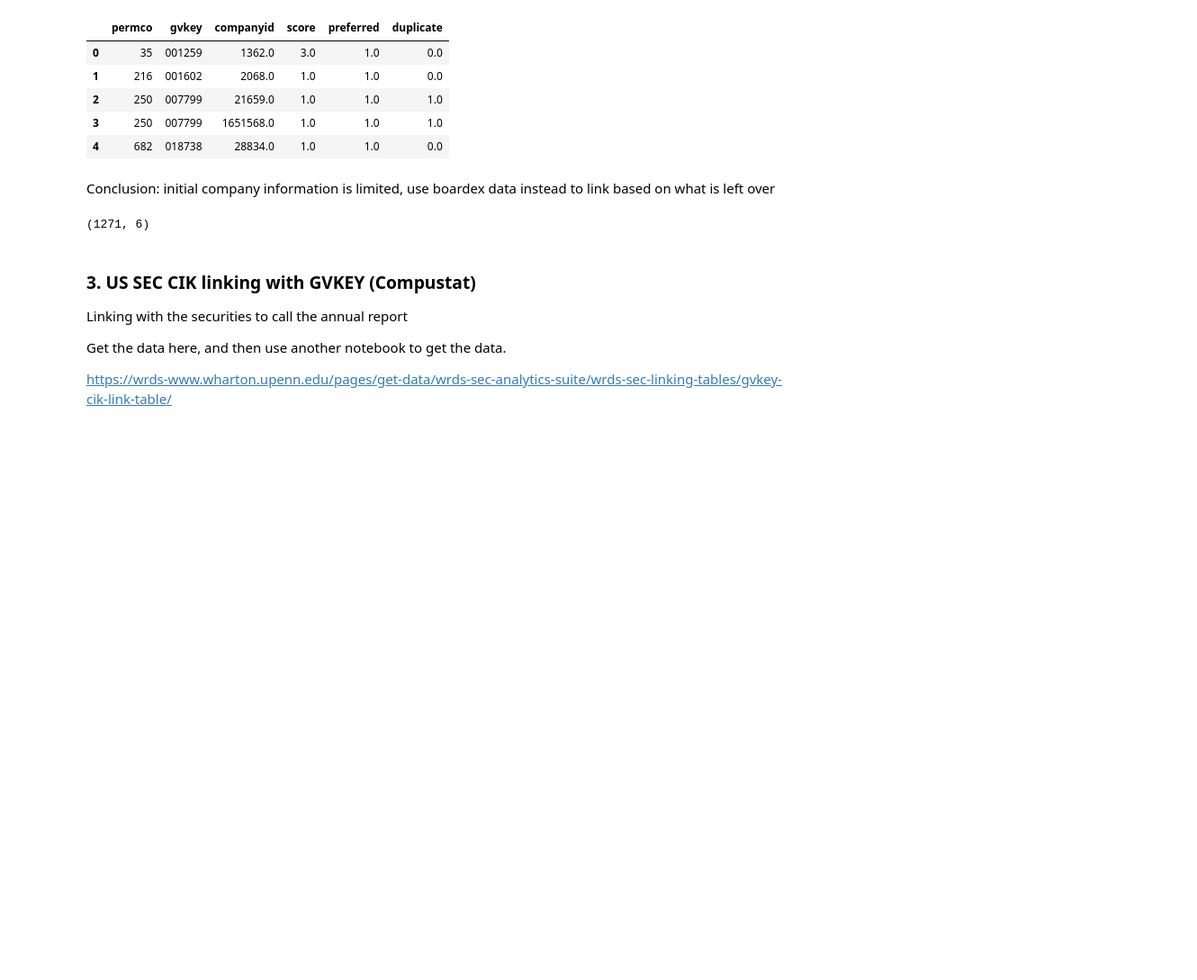
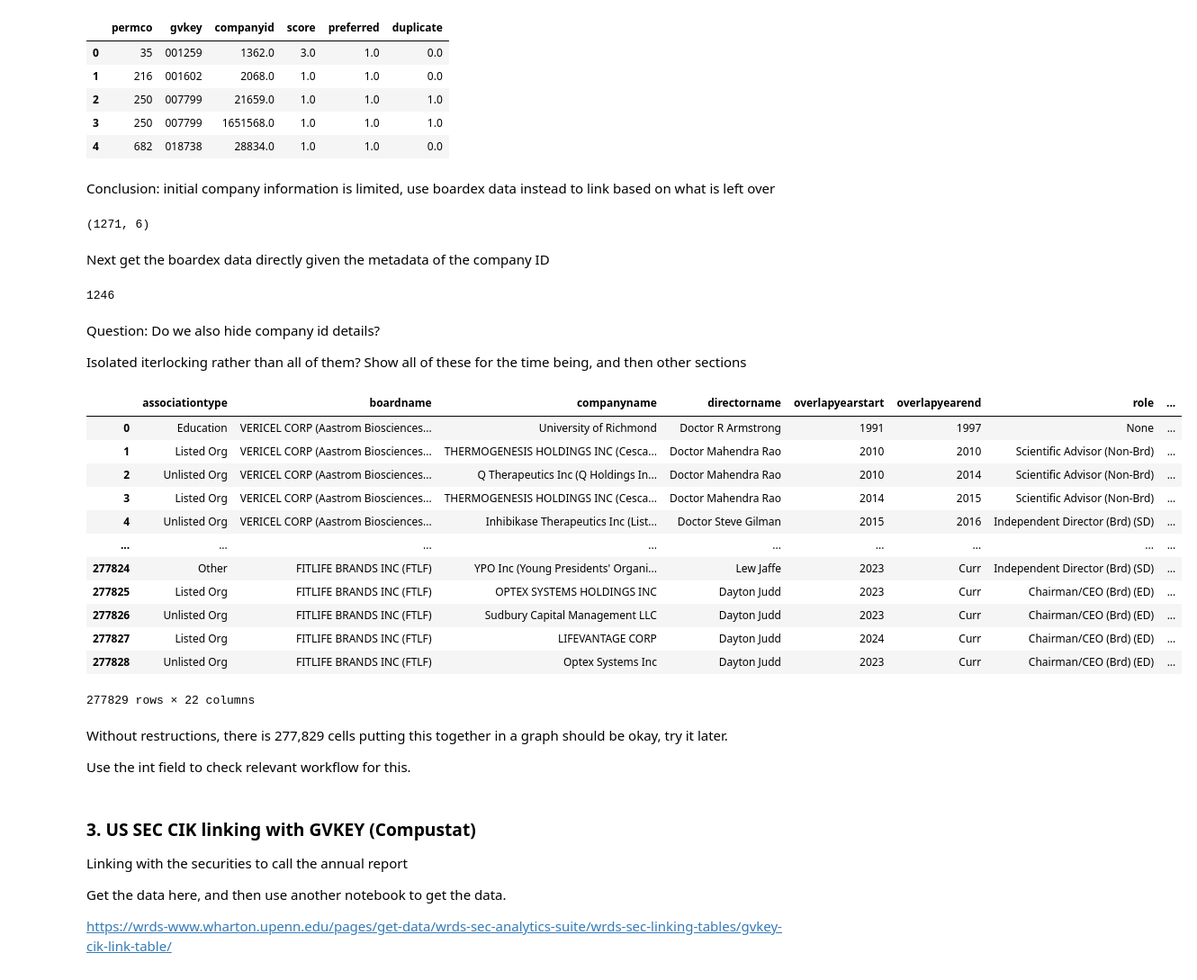
Before and after one commit to PeterHuGC/Imperial_Dissertation_Research, a Jupyter notebook: 2.Initial_Graph_Building/4.WRDS_data_mapping.ipynb, the cells around one changed output. Shown at 90% size. Drawn from its saved outputs; the diff is of its cells as text; code cells hidden in the pictures; blank space fills up the shorter version.

Commit message:
Got the full boardex data details

```diff
--- a/2.Initial_Graph_Building/4.WRDS_data_mapping.ipynb
+++ b/2.Initial_Graph_Building/4.WRDS_data_mapping.ipynb
@@ -335,7 +335,7 @@ conn.raw_sql(f"""
 |  | count |
 | 0 | 1271 |
 # %%
-boardex_us_data_df =  conn.raw_sql(f"""
+boardex_us_metadata_df =  conn.raw_sql(f"""
             select *
             from wrdsapps_link_crsp_comp_bdx.bdxcrspcomplink bl
             where bl.gvkey in {concatenate_to_literal(us_gvkey)};
@@ -358,2 +358,42 @@ boardex_us_data_df.shape
 # %% [output]
 (1271, 6)
+# %% [markdown]
+Next get the boardex data directly given the metadata of the company ID
+# %%
+us_company_id_boardex = boardex_us_metadata_df["companyid"].drop_duplicates().to_list()
+# %%
+len(us_company_id_boardex) # there are duplicate keys for each company
+
+# so this means that
+# %% [output]
+1246
+# %% [markdown]
+Question: Do we also hide company id details?
+
+Isolated iterlocking rather than all of them? Show all of these for the time being, and then other sections
+# %%
+# boardex_networks = conn.get_table(library='boardex_na', table='na_wrds_company_networks', obs=5)
+
+boardex_networks_us_df = conn.raw_sql(
+    f"""
+    select *
+    from boardex_na.na_wrds_company_networks bdn
+    where bdn.boardid in {concatenate_to_literal(us_company_id_boardex)}
+    ;
+    """
+)
+boardex_networks_us_df
+# %% [output]
+|  | associationtype | boardname | companyname | directorname | overlapyearstart | overlapyearend | role | ... |
+| 0 | Education | VERICEL CORP (Aastrom Biosciences... | University of Richmond | Doctor R Armstrong | 1991 | 1997 | None | ... |
+| 1 | Listed Org | VERICEL CORP (Aastrom Biosciences... | THERMOGENESIS HOLDINGS INC (Cesca... | Doctor Mahendra Rao | 2010 | 2010 | Scientific Advisor (Non-Brd) | ... |
+| 2 | Unlisted Org | VERICEL CORP (Aastrom Biosciences... | Q Therapeutics Inc (Q Holdings In... | Doctor Mahendra Rao | 2010 | 2014 | Scientific Advisor (Non-Brd) | ... |
+| 3 | Listed Org | VERICEL CORP (Aastrom Biosciences... | THERMOGENESIS HOLDINGS INC (Cesca... | Doctor Mahendra Rao | 2014 | 2015 | Scientific Advisor (Non-Brd) | ... |
+| 4 | Unlisted Org | VERICEL CORP (Aastrom Biosciences... | Inhibikase Therapeutics Inc (List... | Doctor Steve Gilman | 2015 | 2016 | Independent Director (Brd) (SD) | ... |
+| ... | ... | ... | ... | ... | ... | ... | ... | ... |
+| 277824 | Other | FITLIFE BRANDS INC (FTLF) | YPO Inc (Young Presidents' Organi... | Lew Jaffe | 2023 | Curr | Independent Director (Brd) (SD) | ... |
+| 277825 | Listed Org | FITLIFE BRANDS INC (FTLF) | OPTEX SYSTEMS HOLDINGS INC | Dayton Judd | 2023 | Curr | Chairman/CEO (Brd) (ED) | ... |
+| 277826 | Unlisted Org | FITLIFE BRANDS INC (FTLF) | Sudbury Capital Management LLC | Dayton Judd | 2023 | Curr | Chairman/CEO (Brd) (ED) | ... |
+| 277827 | Listed Org | FITLIFE BRANDS INC (FTLF) | LIFEVANTAGE CORP | Dayton Judd | 2024 | Curr | Chairman/CEO (Brd) (ED) | ... |
+| 277828 | Unlisted Org | FITLIFE BRANDS INC (FTLF) | Optex Systems Inc | Dayton Judd | 2023 | Curr | Chairman/CEO (Brd) (ED) | ... |
+277829 rows × 22 columns
@@ -360,3 +402,7 @@ boardex_us_data_df.shape
+# %% [markdown]
+Without restructions, there is 277,829 cells putting this together in a graph should be okay, try it later.
+
+Use the int field to check relevant workflow for this.
 # %% [markdown]
 ### 3. US SEC CIK linking with GVKEY (Compustat)
 
```
Also changed, not shown: parts of 7 cells of this notebook, 1 other file.
